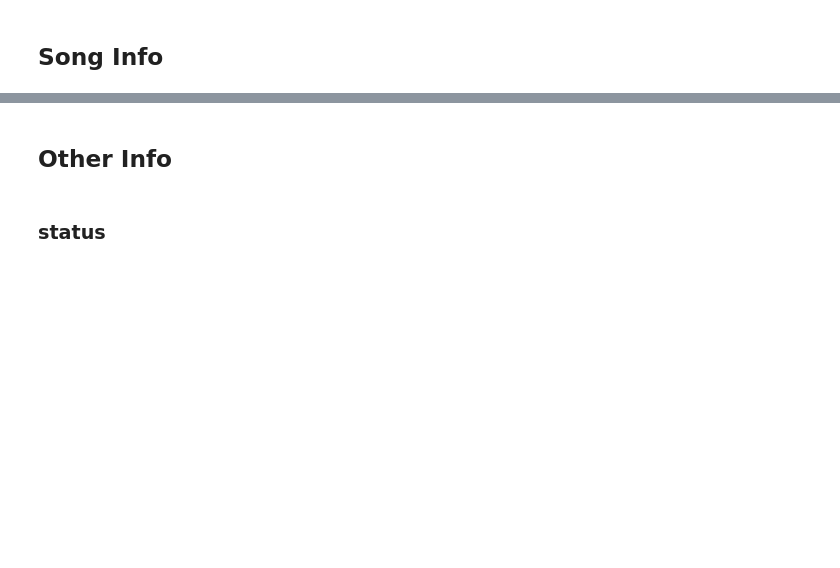
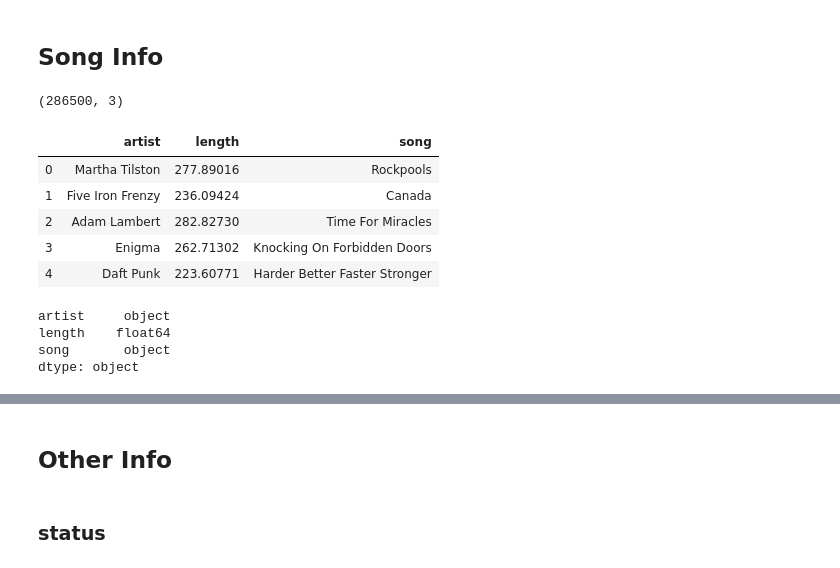
Before and after one commit to mtasende/Spark_ML, a Jupyter notebook: udacity_project/Sparkify.ipynb, the cells around one changed output, grey strips where cells are left out. Cells and saved outputs as stored; diff of their text form; code cells hidden in the pictures; blank space fills up the shorter version.

```diff
--- a/udacity_project/Sparkify.ipynb
+++ b/udacity_project/Sparkify.ipynb
@@ -436,2 +599,21 @@ Py4JJavaError: An error occurred while calling o574.collectToPython.
 # %% [markdown]
 ## Song Info
+# %%
+song_data = pdata[song_cols]
+print(song_data.shape)
+song_data.head()
+# %% [output]
+(286500, 3)
+|  | artist | length | song |
+| 0 | Martha Tilston | 277.89016 | Rockpools |
+| 1 | Five Iron Frenzy | 236.09424 | Canada |
+| 2 | Adam Lambert | 282.82730 | Time For Miracles |
+| 3 | Enigma | 262.71302 | Knocking On Forbidden Doors |
+| 4 | Daft Punk | 223.60771 | Harder Better Faster Stronger |
+# %%
+song_data.dtypes
+# %% [output]
+artist     object
+length    float64
+song       object
+dtype: object
```
Also changed, not shown: parts of 38 cells of this notebook.
